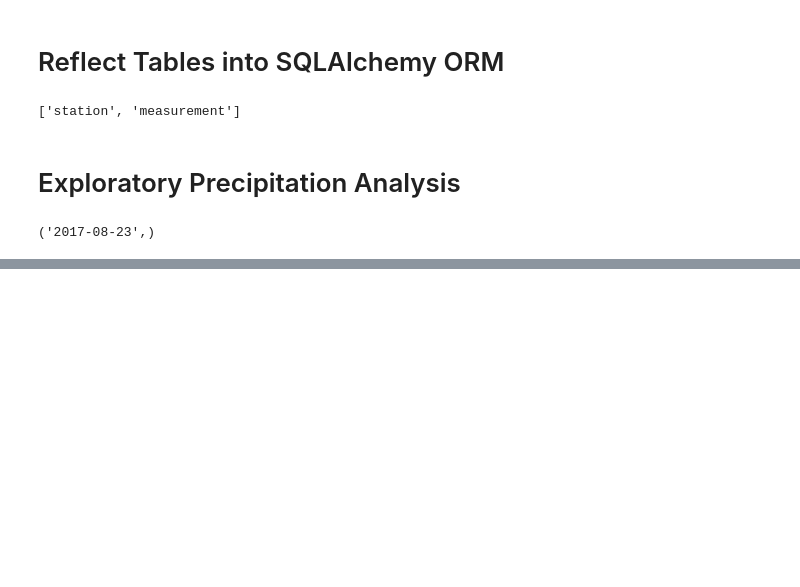
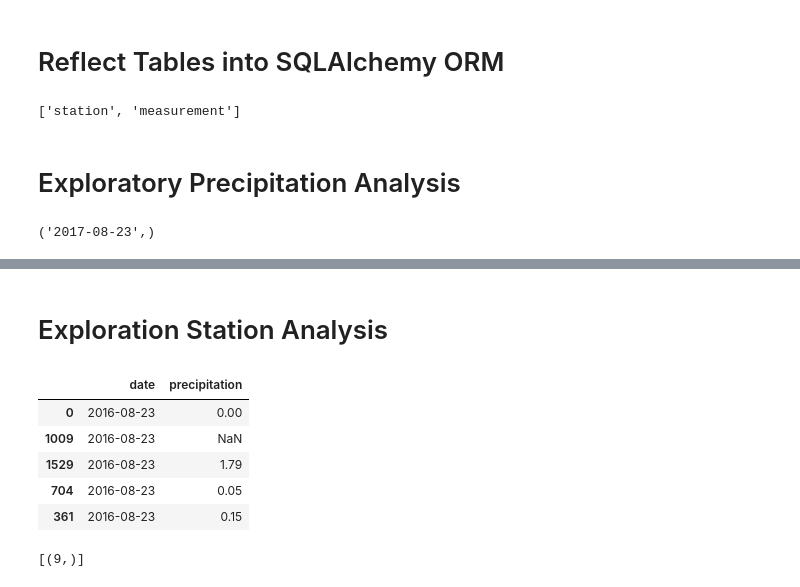
Before and after one commit to RamirezMaribel/sqlalchemy_challenge, a Jupyter notebook: surfsup/climate_starter_hw.ipynb, the cells around one changed output, grey strips where cells are left out. Drawn from its saved outputs; the diff is of its cells as text; code cells hidden in the pictures; blank space fills up the shorter version.

```diff
--- a/surfsup/climate_starter_hw.ipynb
+++ b/surfsup/climate_starter_hw.ipynb
@@ -81,0 +110,21 @@ session.query(measurement.date).order_by(measurement.date.desc()).first()
+# %% [markdown]
+# Exploration Station Analysis
+# %%
+# checking if cell 12's question is from the previous database. it was not...
+
+precipitation_df.head()
+# %% [output]
+|  | date | precipitation |
+| 0 | 2016-08-23 | 0.00 |
+| 1009 | 2016-08-23 | NaN |
+| 1529 | 2016-08-23 | 1.79 |
+| 704 | 2016-08-23 | 0.05 |
+| 361 | 2016-08-23 | 0.15 |
+# %%
+#Cell 12 of homework
+
+# Design a query to calculate the total number of stations in the dataset
+stations=session.query(func.count(measurement.station.distinct())).all()
+stations
+# %% [output]
+[(9,)]
```
Also changed, not shown: parts of 8 cells of this notebook, 1 other file.
